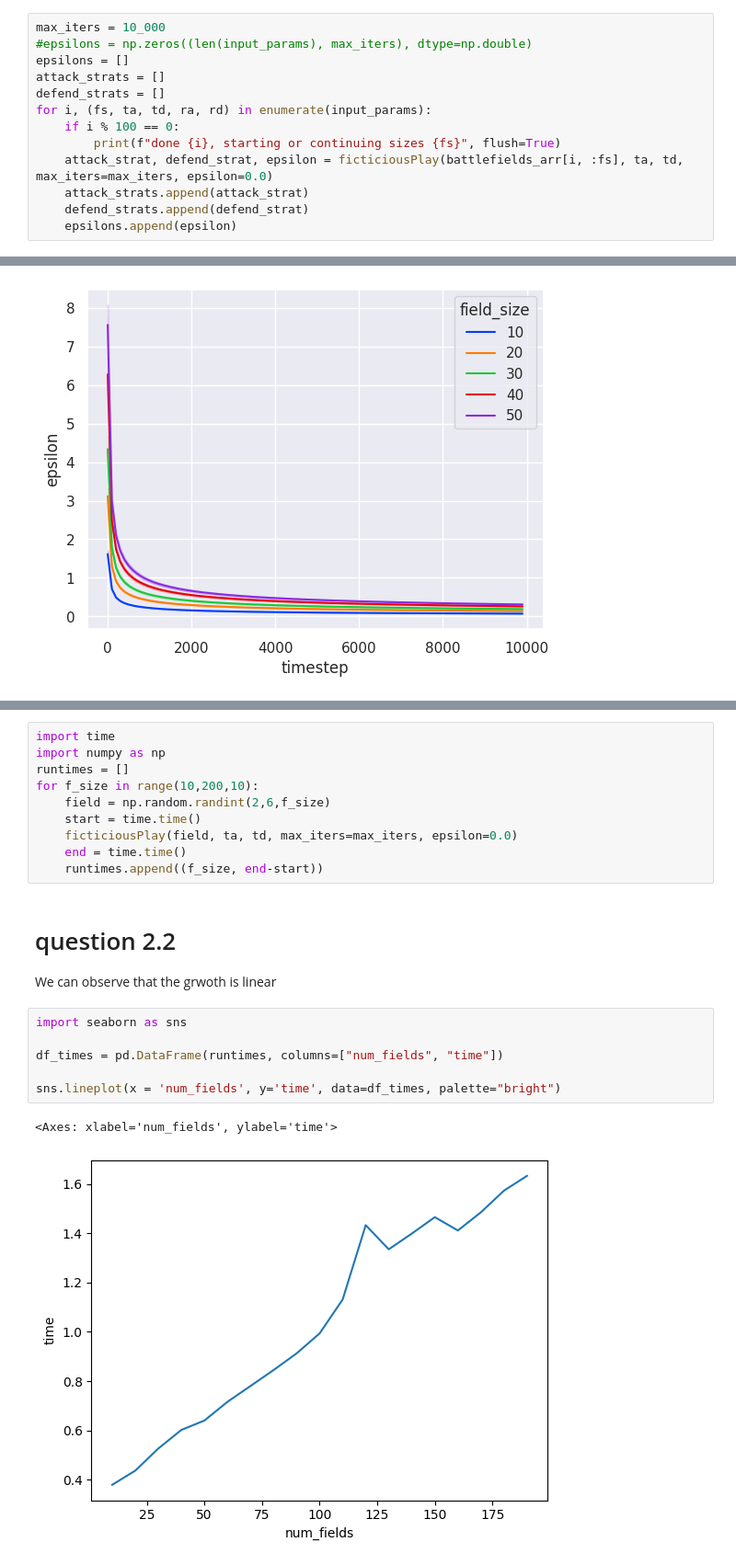
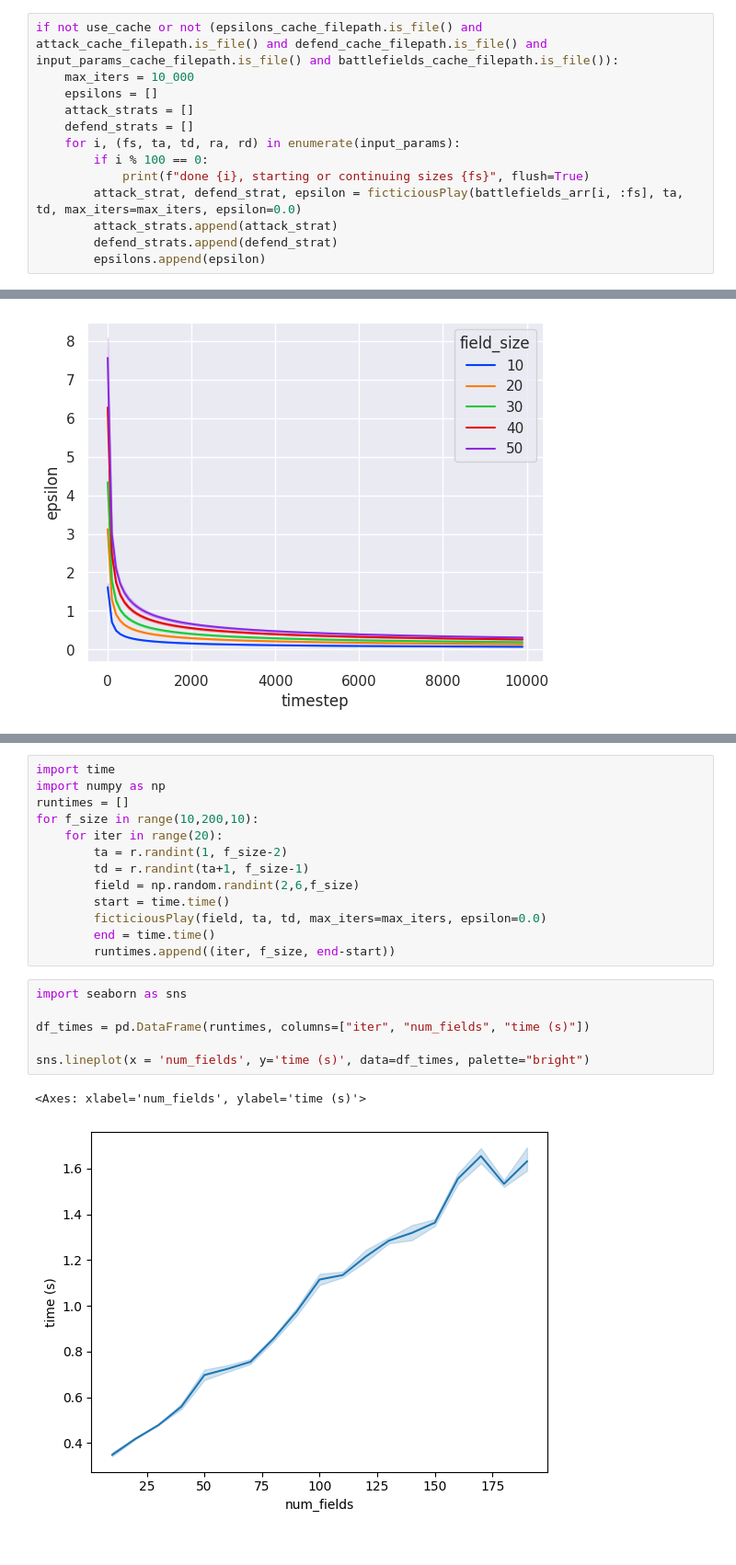
Before and after one commit to kuben-joz/algo-econ-hw3, a Jupyter notebook: src/report.ipynb, the cells around one changed output, grey strips where cells are left out. Shown at 92% size. Drawn from its saved outputs; the diff is of its cells as text.

Commit message:
all done

```diff
--- a/src/report.ipynb
+++ b/src/report.ipynb
@@ -170,15 +179,15 @@ battlefields_arr[...,3] = 5.0
 # %% [markdown]
 And let's simulate everythign for later analysis
 # %%
-max_iters = 10_000
-#epsilons = np.zeros((len(input_params), max_iters), dtype=np.double)
-epsilons = []
-attack_strats = []
-defend_strats = []
-for i, (fs, ta, td, ra, rd) in enumerate(input_params):
-    if i % 100 == 0:
-        print(f"done {i}, starting or continuing sizes {fs}", flush=True)
-    attack_strat, defend_strat, epsilon = ficticiousPlay(battlefields_arr[i, :fs], ta, td, max_iters=max_iters, epsilon=0.0)
-    attack_strats.append(attack_strat)
-    defend_strats.append(defend_strat)
-    epsilons.append(epsilon)
+if not use_cache or not (epsilons_cache_filepath.is_file() and attack_cache_filepath.is_file() and defend_cache_filepath.is_file() and input_params_cache_filepath.is_file() and battlefields_cache_filepath.is_file()):
+    max_iters = 10_000
+    epsilons = []
+    attack_strats = []
+    defend_strats = []
+    for i, (fs, ta, td, ra, rd) in enumerate(input_params):
+        if i % 100 == 0:
+            print(f"done {i}, starting or continuing sizes {fs}", flush=True)
+        attack_strat, defend_strat, epsilon = ficticiousPlay(battlefields_arr[i, :fs], ta, td, max_iters=max_iters, epsilon=0.0)
+        attack_strats.append(attack_strat)
+        defend_strats.append(defend_strat)
+        epsilons.append(epsilon)
@@ -245,21 +258,20 @@ import time
 import numpy as np
 runtimes = []
 for f_size in range(10,200,10):
-    field = np.random.randint(2,6,f_size)
-    start = time.time()
-    ficticiousPlay(field, ta, td, max_iters=max_iters, epsilon=0.0)
-    end = time.time()
-    runtimes.append((f_size, end-start))
+    for iter in range(20):
+        ta = r.randint(1, f_size-2)
+        td = r.randint(ta+1, f_size-1)
+        field = np.random.randint(2,6,f_size)
+        start = time.time()
+        ficticiousPlay(field, ta, td, max_iters=max_iters, epsilon=0.0)
+        end = time.time()
+        runtimes.append((iter, f_size, end-start))
-# %% [markdown]
-# question 2.2
-
-We can observe that the grwoth is linear
 # %%
 import seaborn as sns
 
-df_times = pd.DataFrame(runtimes, columns=["num_fields", "time"])
+df_times = pd.DataFrame(runtimes, columns=["iter", "num_fields", "time (s)"])
 
-sns.lineplot(x = 'num_fields', y='time', data=df_times, palette="bright")
+sns.lineplot(x = 'num_fields', y='time (s)', data=df_times, palette="bright")
 # %% [output]
-<Axes: xlabel='num_fields', ylabel='time'>
+<Axes: xlabel='num_fields', ylabel='time (s)'>
-[figure, old version]
+[figure, new version]
```
Also changed, not shown: parts of 23 cells of this notebook, 1 other file.
